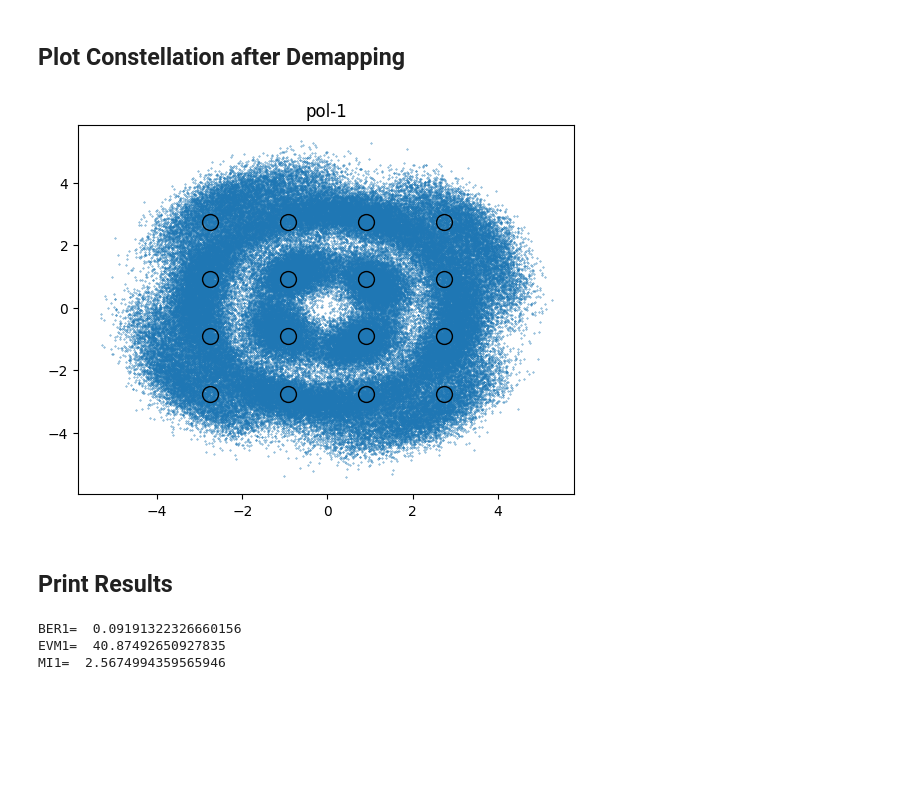
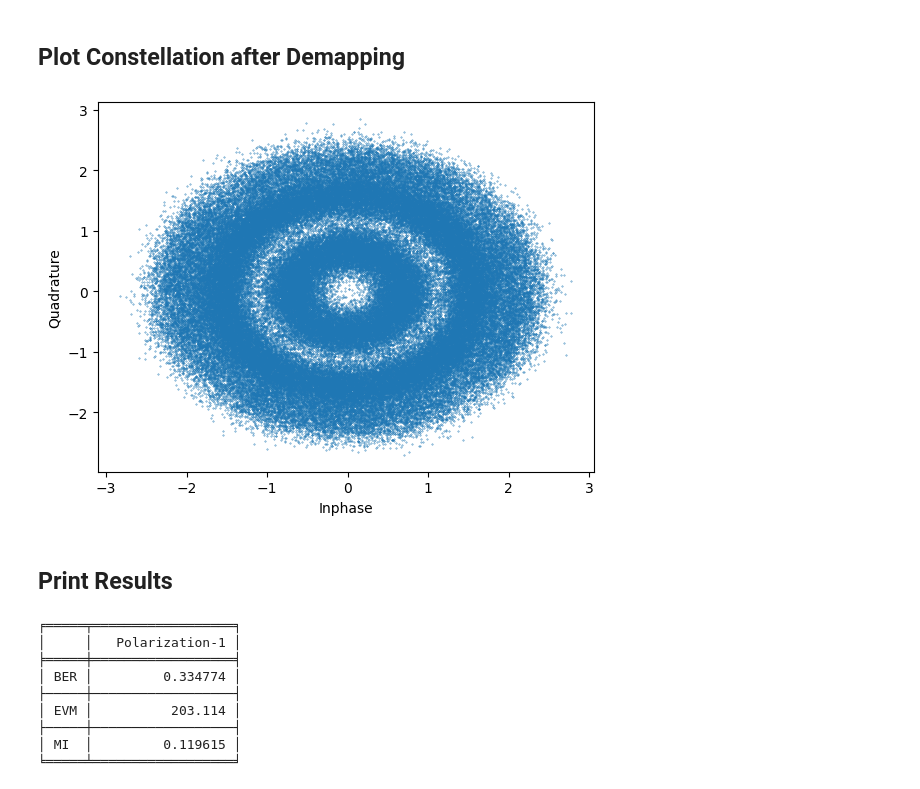
Before and after one commit to denyszz/PyDSP_ex_AWGN, a Jupyter notebook: ex3_TX_RX_AWGN_withPhaseNoise.ipynb, the cells around one changed output. Cells and saved outputs as stored; diff of their text form; code cells hidden in the pictures; blank space fills up the shorter version.

```diff
--- a/ex3_TX_RX_AWGN_withPhaseNoise.ipynb
+++ b/ex3_TX_RX_AWGN_withPhaseNoise.ipynb
@@ -41,9 +42,9 @@ SIG = {
     'nSyms': pow(2, 17) #total number of simulated symbols
 }
 nSpS = 2                #number of samples per symbol
-laserLW = 1e5           #laser linewidth [Hz]
+laserLW = 1e6           #laser linewidth [Hz]
 
-SNR_dB = 16.5             #SNR in dB
+SNR_dB = 15                #SNR in dB
 # %% [markdown]
 ## Set Transmitter Parameters
 # %%
@@ -59,7 +60,7 @@ TX['BIT'] = {'source': 'randi',
              'seed': 1
 }
 #Pulse Shaping Filter Parameters:
-TX['PS'] = {'type': 'RC',
+TX['PS'] = {'type': 'RRC',
             'rollOff': TX['SIG']['rollOff'],
             'nTaps': 128
 }
@@ -68,13 +69,13 @@ TX['DAC'] = {'RESAMP': {'sampRate':nSpS * TX['SIG']['symRate']}
 }
 #Laser Parameters:
 TX['LASER'] = {
-    'linewidth': laserLW
+    'linewidth': laserLW,
 }
 # %% [markdown]
 ## SET DSP Parameters
 # %%
 #Matched-Filter Parameters:
-DSP = {'MF':{'type': 'RC',
+DSP = {'MF':{'type': 'RRC',
              'rollOff': TX['SIG']['rollOff']}
 }
 
@@ -199,19 +189,28 @@ for n in range(0, SIG['nPol']):
 # %%
 for n in range(0, SIG['nPol']):
     plt.scatter(S['rx_1sps'][n].real, S['rx_1sps'][n].imag, s=0.1)
-    plt.scatter(DSP['DEMAPPER']['C'][:,n].real, DSP['DEMAPPER']['C'][:,n].imag,s=130, marker='o', edgecolor='k', facecolor=(0,1,0,0))
-    plt.title('pol-'+str(n+1))
+    #plt.scatter(DSP['DEMAPPER']['C'][:,n].real, DSP['DEMAPPER']['C'][:,n].imag,s=50, marker='o', edgecolor='k', facecolor=(0,1,0,0))
+    #plt.title('pol-'+str(n+1))
+    plt.xlabel('Inphase')
+    plt.ylabel('Quadrature')
     plt.show()
 # %% [output]
-[figure, old version]
+[figure, new version]
 # %% [markdown]
 ## Print Results
-# %%
-for n in range(0, SIG['nPol']):
-    print('BER'+str(n+1)+'= ',BER[n])
-    print('EVM'+str(n+1)+'= ',EVM[n])
-    print('MI'+str(n+1)+'= ',MI[n])
-# %% [output]
-BER1=  0.09191322326660156
-EVM1=  40.87492650927835
-MI1=  2.5674994359565946
+# %%
+parameters = ['BER', 'EVM', 'MI']
+columns = np.asarray([BER,EVM,MI])
+header = [f"Polarization-{i}" for i in range(1,SIG['nPol'] + 1)]
+
+print(tabulate(columns,headers=header,tablefmt= 'fancy_grid',showindex=parameters,numalign='right'))
+# %% [output]
+╒═════╤══════════════════╕
+│     │   Polarization-1 │
+╞═════╪══════════════════╡
+│ BER │         0.334774 │
+├─────┼──────────────────┤
+│ EVM │          203.114 │
+├─────┼──────────────────┤
+│ MI  │         0.119615 │
+╘═════╧══════════════════╛
```
Also changed, not shown: parts of 5 cells of this notebook, 1 other file.
